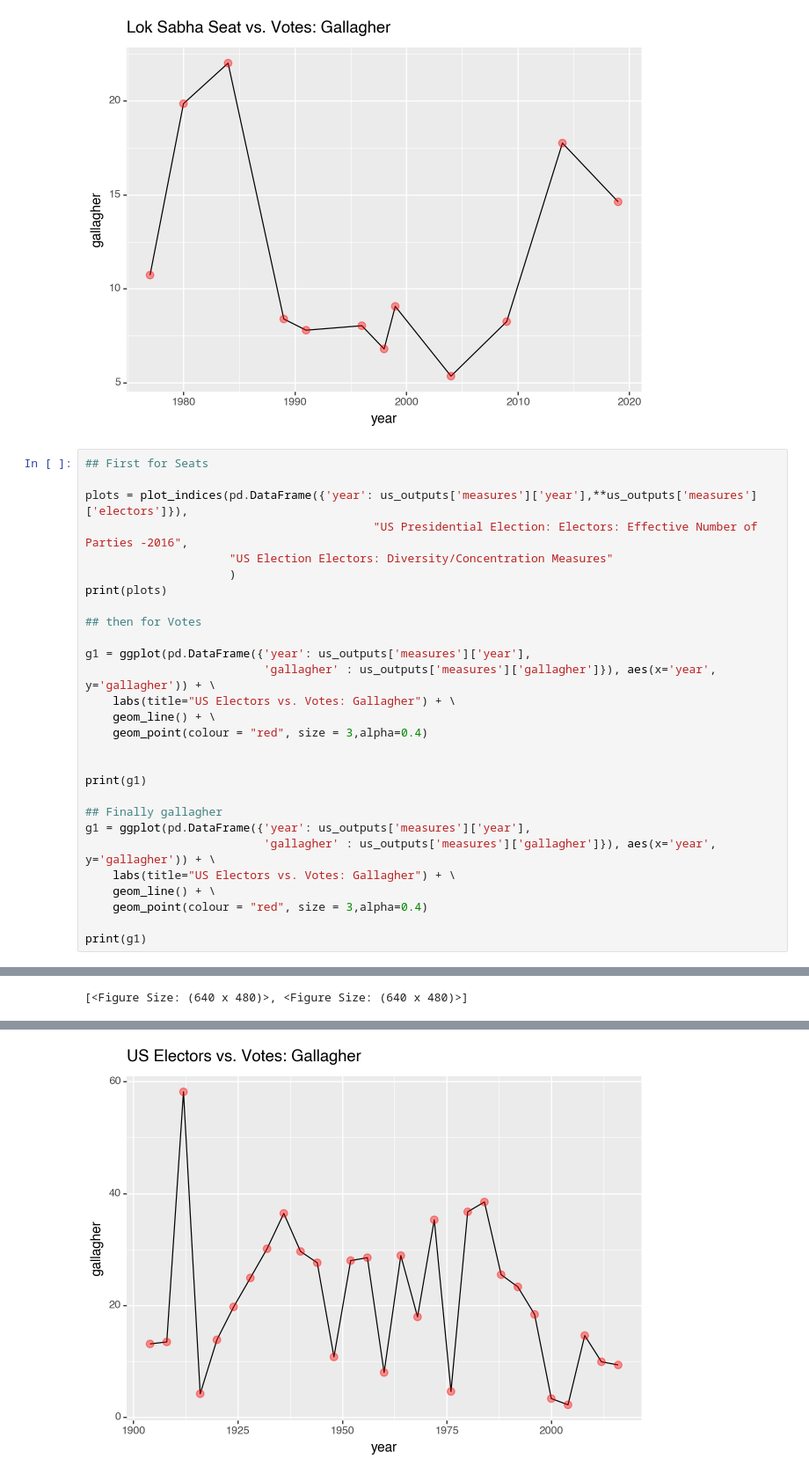
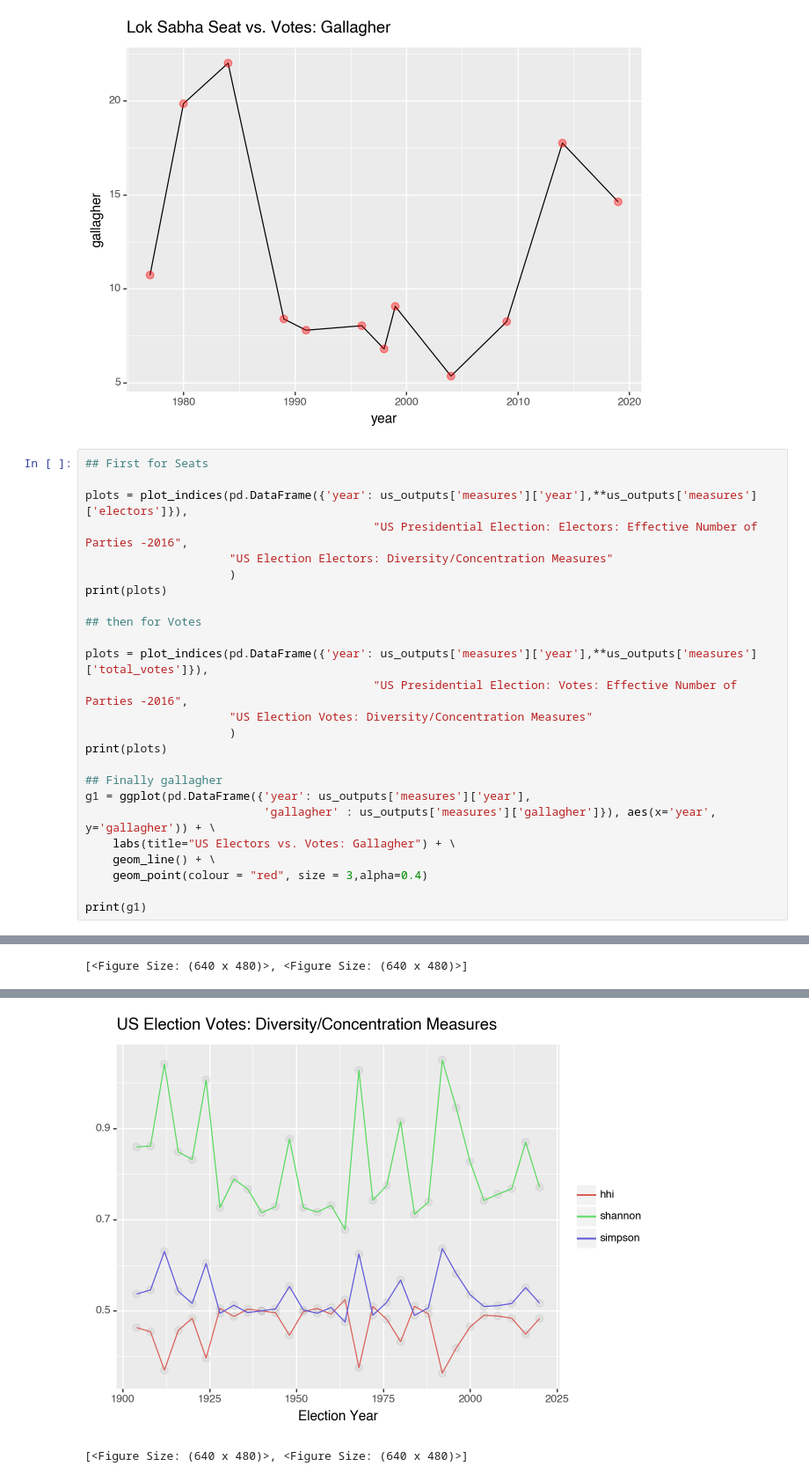
Before and after one commit to bansalr/election_metrics, a Jupyter notebook: notebooks/Electoral_Metrics.ipynb, the cells around one changed output, grey strips where cells are left out. Shown at 88% size. Drawn from its saved outputs; the diff is of its cells as text.

```diff
--- a/notebooks/Electoral_Metrics.ipynb
+++ b/notebooks/Electoral_Metrics.ipynb
@@ -90,14 +89,11 @@ print(plots)
 
 ## then for Votes
 
-g1 = ggplot(pd.DataFrame({'year': us_outputs['measures']['year'],
-                          'gallagher' : us_outputs['measures']['gallagher']}), aes(x='year', y='gallagher')) + \
-    labs(title="US Electors vs. Votes: Gallagher") + \
-    geom_line() + \
-    geom_point(colour = "red", size = 3,alpha=0.4)
-
-
-print(g1)
+plots = plot_indices(pd.DataFrame({'year': us_outputs['measures']['year'],**us_outputs['measures']['total_votes']}),
+                                          "US Presidential Election: Votes: Effective Number of Parties -2016",
+                     "US Election Votes: Diversity/Concentration Measures"
+                     )
+print(plots)
 
 ## Finally gallagher
 g1 = ggplot(pd.DataFrame({'year': us_outputs['measures']['year'],
@@ -115 +111,2 @@ print(g1)
-[figure, old version]
+[figure, new version]
+[<Figure Size: (640 x 480)>, <Figure Size: (640 x 480)>]
```
Also changed, not shown: parts of 7 cells of this notebook, 5 other files.
